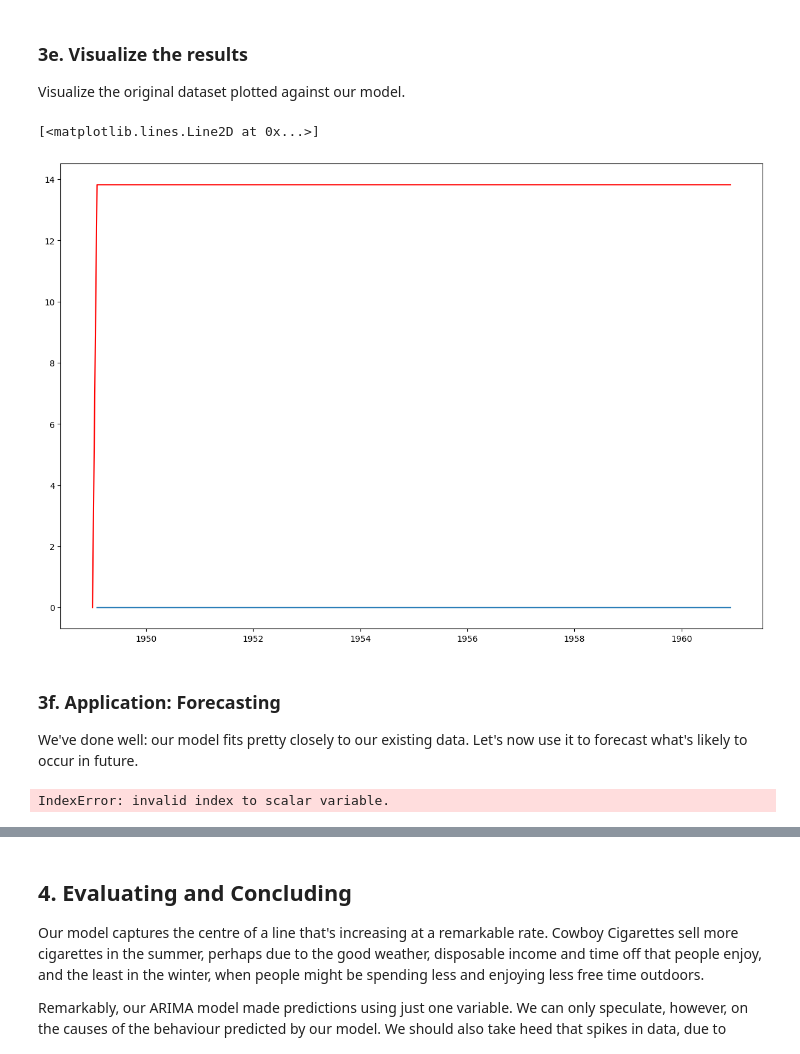
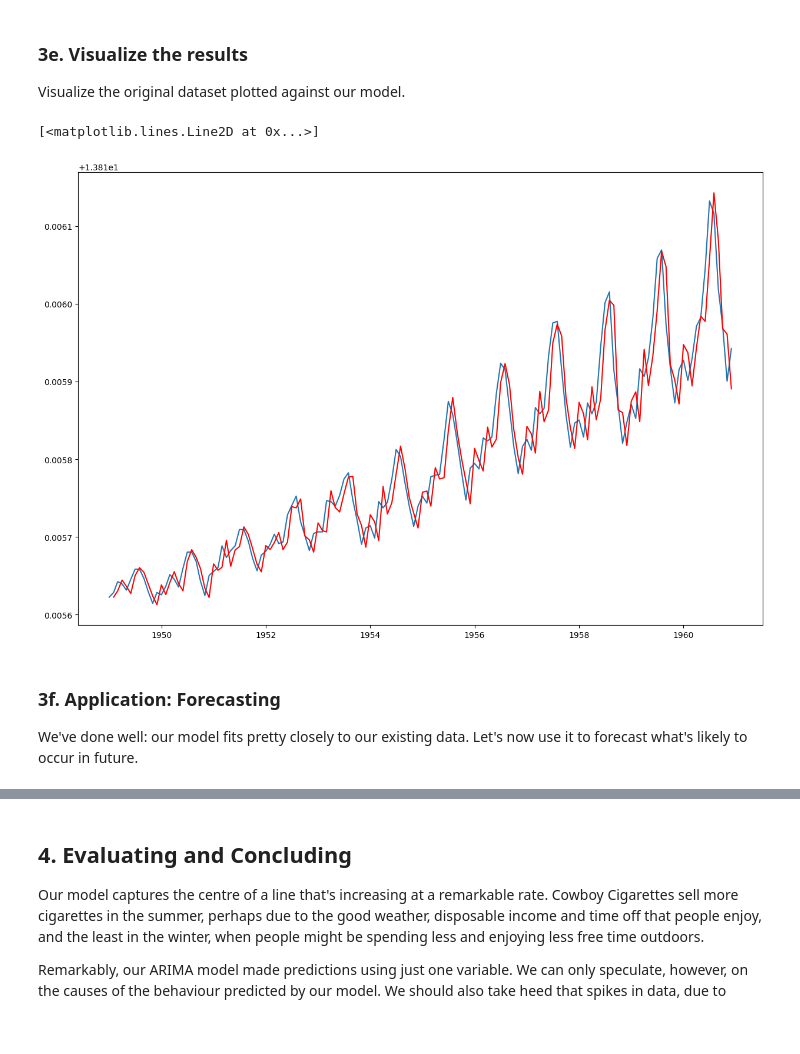
Before and after one commit to Gardenialover/dsc, a Jupyter notebook: unit 32.1 cowboy/Cowboys&CigrettesCaseStudy/Cowboy Cigarettes Case Study - Tier 3.ipynb, the cells around one changed output, grey strips where cells are left out. Cells and saved outputs as stored; diff of their text form; code cells hidden in the pictures; blank space fills up the shorter version.

```diff
--- a/unit 32.1 cowboy/Cowboys&CigrettesCaseStudy/Cowboy Cigarettes Case Study - Tier 3.ipynb
+++ b/unit 32.1 cowboy/Cowboys&CigrettesCaseStudy/Cowboy Cigarettes Case Study - Tier 3.ipynb
@@ -453,11 +480,11 @@ Warnings:
 Visualize the original dataset plotted against our model.
 # %%
 plt.figure(figsize=(15,10))
-plt.plot(y_log.diff())
-plt.plot(model_fit.predict(), color = 'red')
+plt.plot(y_log)
+plt.plot(model_fit.predict()[1:], color = 'red')
 # %% [output]
 [<matplotlib.lines.Line2D at 0x...>]
-[figure, old version]
+[figure, new version]
 # %% [markdown]
 ### 3f. Application: Forecasting
 
@@ -465,18 +492,18 @@ We've done well: our model fits pretty closely to our existing data. Let's now u
 # %%
 # Declare a variable called forecast_period with the amount of months to forecast, and
 # create a range of future dates that is the length of the periods you've chosen to forecast
-forecast_period = 48
-range_future_dates = pd.date_range(start = y_log.index[-1], periods = forecast_period, freq = "MS").strftime("%Y-%m-%d").tolist()
+forecast_period = 24
+range_future_dates = pd.date_range(start=y_log.index[-1],
+                                   periods=forecast_period,
+                                   freq="MS").strftime("%Y-%m-%d").tolist()
 # Convert that range into a dataframe that includes your predictions
-future_months = pd.DataFrame(range_future_dates, columns = ["Months"])
+future_months = pd.DataFrame(range_future_dates, columns=["Month"])
 
 #convert month columns to datetime object and set it as index
-future_months["Months"]= pd.to_datetime(future_months["Months"])
-future_months.set_index("Months",inplace = True)
+future_months["Month"] = pd.to_datetime(future_months["Month"])
+future_months.set_index("Month", inplace=True)
 
-future_months["Prediction"] =future[0]
+future_months["Prediction"] = forecast[1]
-# %% [output]
-IndexError: invalid index to scalar variable.
 # %%
 # Plot your future predictions
 plt.figure(figsize=(15,10))
```
Also changed, not shown: parts of 6 cells of this notebook.
